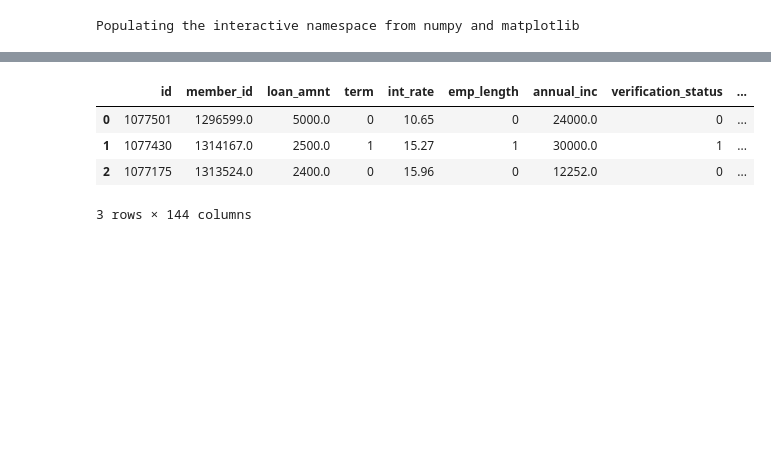
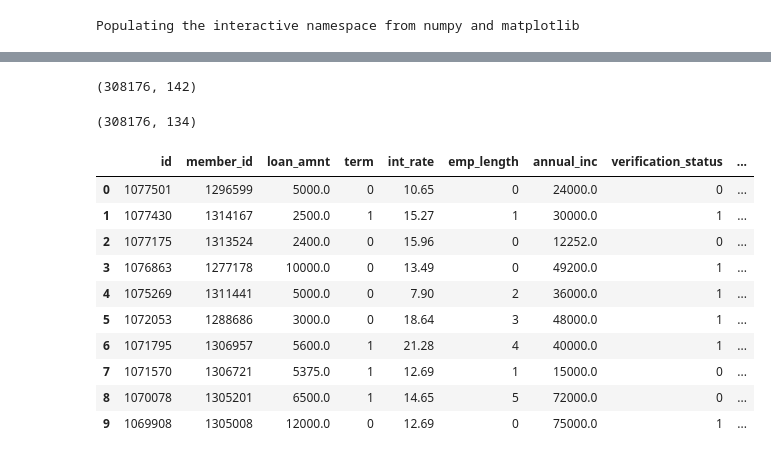
Before and after one commit to piccinc/metis_class_project, a Jupyter notebook: Lending Club Project.ipynb, the cells around one changed output, grey strips where cells are left out. Cells and saved outputs as stored; diff of their text form; code cells hidden in the pictures; blank space fills up the shorter version.

```diff
--- a/Lending Club Project.ipynb
+++ b/Lending Club Project.ipynb
@@ -143,3 +304,9 @@ LoanData['revol_util'] = [-1 if pd.isnull(x) else x for x in LoanData['revol_uti
+# %%
+# Drop nulls in 'tot_coll_amt'
+LoanData['tot_coll_amt'] = [0 if pd.isnull(x) else x for x in LoanData['tot_coll_amt']]
+# %%
+# Drop nulls in 'tot_cur_bal'
+LoanData['tot_cur_bal'] = [0 if pd.isnull(x) else x for x in LoanData['tot_cur_bal']]
 # %%
 # Drop nulls from 'mths_since_last_major_derog'
 LoanData['mths_since_last_major_derog'] = [-1 if pd.isnull(x) else x for x in LoanData['mths_since_last_major_derog']]
@@ -150,3 +312,0 @@ LoanData.index = range(len(LoanData))
-# %%
-# Relabel all defaulted loans as charged off and number them
-LoanData['loan_status'] = [0 if x in ['Charged Off','Default','Does not meet the credit policy.  Status:Charged Off','Does not meet the credit policy.  Status:Default'] else 1 for x in loanData['loan_status'] ]
@@ -165,8 +313,32 @@ NameError: name 'date' is not defined
+# %%
+LoanData.shape
+# %% [output]
+(308176, 142)
+# %%
+# Drop redundant columns
+LoanData = LoanData.drop('issue_d', 1)
+LoanData = LoanData.drop('earliest_cr_line', 1)
+LoanData = LoanData.drop(['grade'], 1)
+LoanData = LoanData.drop(['sub_grade'], 1)
+LoanData = LoanData.drop(['home_ownership'], 1)
+LoanData = LoanData.drop('purpose', 1)
+LoanData = LoanData.drop('addr_state', 1)
+LoanData = LoanData.drop('url', 1)
+# %%
+LoanData.shape
+# %% [output]
+(308176, 134)
 # %%
-LoanData.head(3)
+LoanData.head(10)
 # %% [output]
 |  | id | member_id | loan_amnt | term | int_rate | emp_length | annual_inc | verification_status | ... |
-| 0 | 1077501 | 1296599.0 | 5000.0 | 0 | 10.65 | 0 | 24000.0 | 0 | ... |
-| 1 | 1077430 | 1314167.0 | 2500.0 | 1 | 15.27 | 1 | 30000.0 | 1 | ... |
-| 2 | 1077175 | 1313524.0 | 2400.0 | 0 | 15.96 | 0 | 12252.0 | 0 | ... |
+| 0 | 1077501 | 1296599 | 5000.0 | 0 | 10.65 | 0 | 24000.0 | 0 | ... |
+| 1 | 1077430 | 1314167 | 2500.0 | 1 | 15.27 | 1 | 30000.0 | 1 | ... |
+| 2 | 1077175 | 1313524 | 2400.0 | 0 | 15.96 | 0 | 12252.0 | 0 | ... |
+| 3 | 1076863 | 1277178 | 10000.0 | 0 | 13.49 | 0 | 49200.0 | 1 | ... |
+| 4 | 1075269 | 1311441 | 5000.0 | 0 | 7.90 | 2 | 36000.0 | 1 | ... |
+| 5 | 1072053 | 1288686 | 3000.0 | 0 | 18.64 | 3 | 48000.0 | 1 | ... |
+| 6 | 1071795 | 1306957 | 5600.0 | 1 | 21.28 | 4 | 40000.0 | 1 | ... |
+| 7 | 1071570 | 1306721 | 5375.0 | 1 | 12.69 | 1 | 15000.0 | 0 | ... |
+| 8 | 1070078 | 1305201 | 6500.0 | 1 | 14.65 | 5 | 72000.0 | 0 | ... |
+| 9 | 1069908 | 1305008 | 12000.0 | 0 | 12.69 | 0 | 75000.0 | 1 | ... |
-3 rows × 144 columns
```
Also changed, not shown: parts of 70 cells of this notebook.
